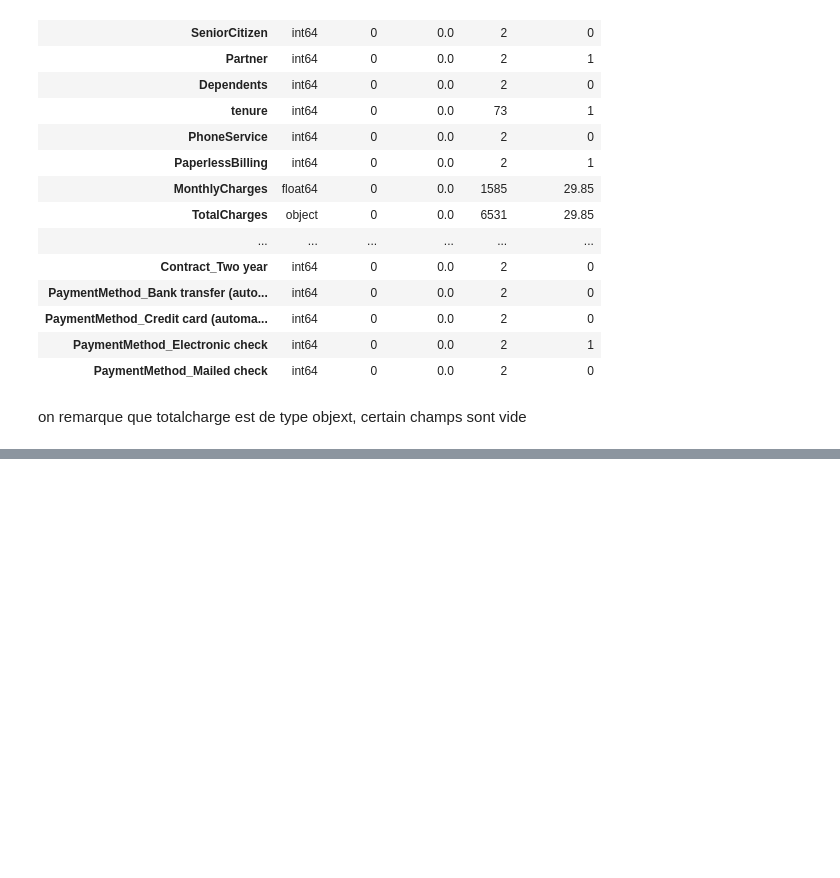
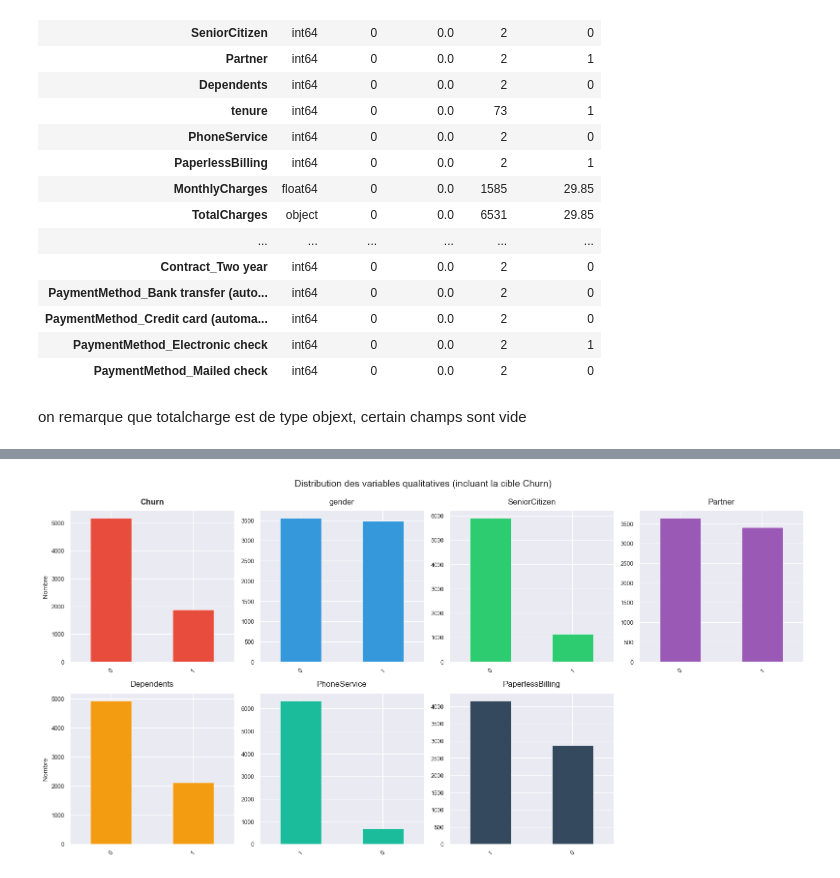
Before and after one commit to Bapt1st3/Telco_Customer_Prediction, a Jupyter notebook: data_prep copy.ipynb, the cells around one changed output, grey strips where cells are left out. Saved outputs shown, nothing was run; the diff lists cells and outputs as text; code cells hidden in the pictures; blank space fills up the shorter version.

```diff
--- a/data_prep copy.ipynb
+++ b/data_prep copy.ipynb
@@ -201,0 +283,45 @@ tenure = ancienneté du client pic de depart vers les 5- 10 mois puis churn dimi
+# %%
+import seaborn as sns
+import matplotlib.pyplot as plt
+
+# ===============================
+# Sélection des variables qualitatives intéressantes
+# ===============================
+cat_vars = ['Churn', 'gender', 'SeniorCitizen', 'Partner', 'Dependents', 'PhoneService', 'PaperlessBilling']
+
+# ======================================
+# Graphiques en barres pour variables qualitatives
+# ======================================
+fig, axes = plt.subplots(2, 4, figsize=(16, 8), facecolor='white')
+axes = axes.flatten()
+
+palette = ["#e74c3c", "#3498db", "#2ecc71", "#9b59b6", "#f39c12", "#1abc9c", "#34495e"]
+
+for i, col in enumerate(cat_vars):
+    # Comptage des valeurs
+    counts = df[col].value_counts()
+
+    # Graphique en barres
+    counts.plot(
+        kind='bar',
+        ax=axes[i],
+        color=palette[i],
+        edgecolor='white',
+        linewidth=0.5
+    )
+
+    axes[i].set_title(col, fontsize=12, pad=10, fontweight='bold' if col == 'Churn' else 'normal')
+    axes[i].set_xlabel('')
+    axes[i].set_ylabel('Nombre' if i % 4 == 0 else '')
+    axes[i].spines['top'].set_visible(False)
+    axes[i].spines['right'].set_visible(False)
+    axes[i].tick_params(axis='x', rotation=45)
+
+# Masquer le dernier subplot vide
+axes[-1].axis('off')
+
+fig.suptitle("Distribution des variables qualitatives (incluant la cible Churn)", fontsize=14, y=0.99)
+plt.tight_layout()
+plt.show()
+# %% [output]
+[figure, added]
```
Also changed, not shown: parts of 27 cells of this notebook, 1 other file.
